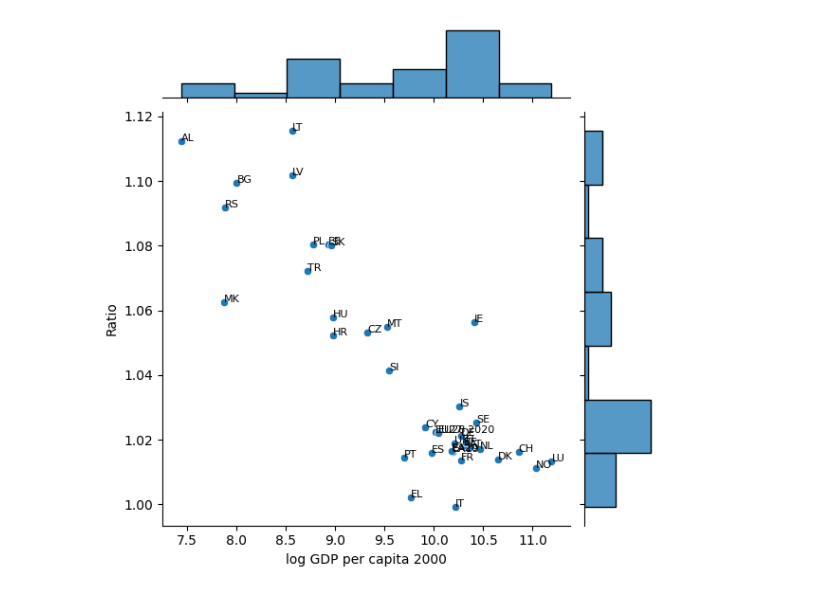
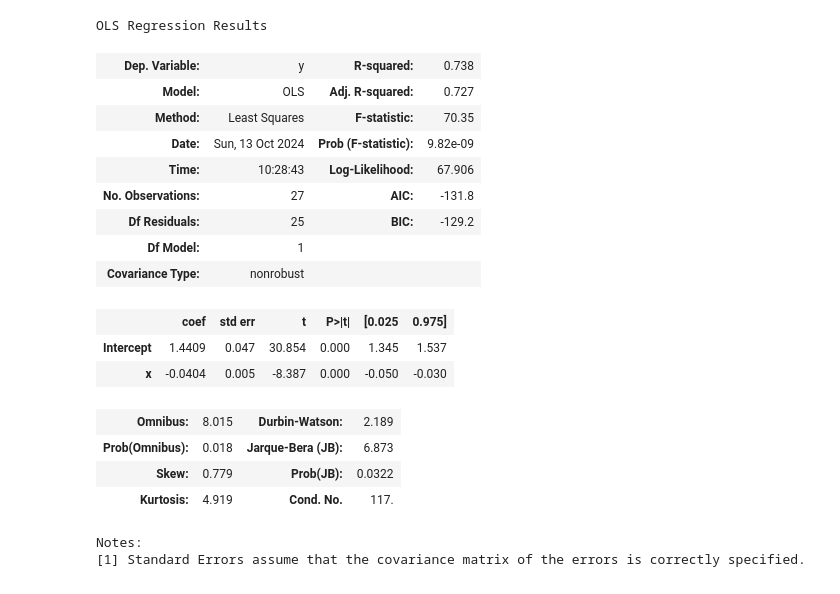
Before and after one commit to pesikj/DKMEN, a Jupyter notebook: eu_convergence.ipynb, the cells around one changed output. Saved outputs shown, nothing was run; the diff lists cells and outputs as text; code cells hidden in the pictures.

```diff
--- a/eu_convergence.ipynb
+++ b/eu_convergence.ipynb
@@ -51,6 +97,31 @@ data_growth.head(20)
-# %%
-sns.jointplot(data_growth, x=f"log GDP per capita {first_year}", y="Ratio", kind="scatter")
-for line in range(0, data_growth.shape[0]):
-    plt.annotate(data_growth["GeoName"].iloc[line], (data_growth[f"log GDP per capita {first_year}"].iloc[line], data_growth["Ratio"].iloc[line]), fontsize=8)
-# %% [output]
-[figure, removed]
+# %%
+from statsmodels.stats.outliers_influence import OLSInfluence
+import statsmodels.api as sm
+import statsmodels.formula.api as smf
+
+data_reg = data_growth.rename(columns={"Ratio": "y", f"log GDP per capita {first_year}": "x"})
+
+formula = f"y ~ x"
+mod = smf.ols(formula=formula, data=data_reg)
+results = mod.fit()
+results.summary()
+# %% [output]
+OLS Regression Results
+| Dep. Variable: | y | R-squared: | 0.738 |
+| Model: | OLS | Adj. R-squared: | 0.727 |
+| Method: | Least Squares | F-statistic: | 70.35 |
+| Date: | Sun, 13 Oct 2024 | Prob (F-statistic): | 9.82e-09 |
+| Time: | 10:28:43 | Log-Likelihood: | 67.906 |
+| No. Observations: | 27 | AIC: | -131.8 |
+| Df Residuals: | 25 | BIC: | -129.2 |
+| Df Model: | 1 |  |  |
+| Covariance Type: | nonrobust |  |  |
+|  | coef | std err | t | P>|t| | [0.025 | 0.975] |
+| Intercept | 1.4409 | 0.047 | 30.854 | 0.000 | 1.345 | 1.537 |
+| x | -0.0404 | 0.005 | -8.387 | 0.000 | -0.050 | -0.030 |
+| Omnibus: | 8.015 | Durbin-Watson: | 2.189 |
+| Prob(Omnibus): | 0.018 | Jarque-Bera (JB): | 6.873 |
+| Skew: | 0.779 | Prob(JB): | 0.0322 |
+| Kurtosis: | 4.919 | Cond. No. | 117. |
+Notes:
+[1] Standard Errors assume that the covariance matrix of the errors is correctly specified.
```
Also changed, not shown: parts of 7 cells of this notebook, 47 other files.
